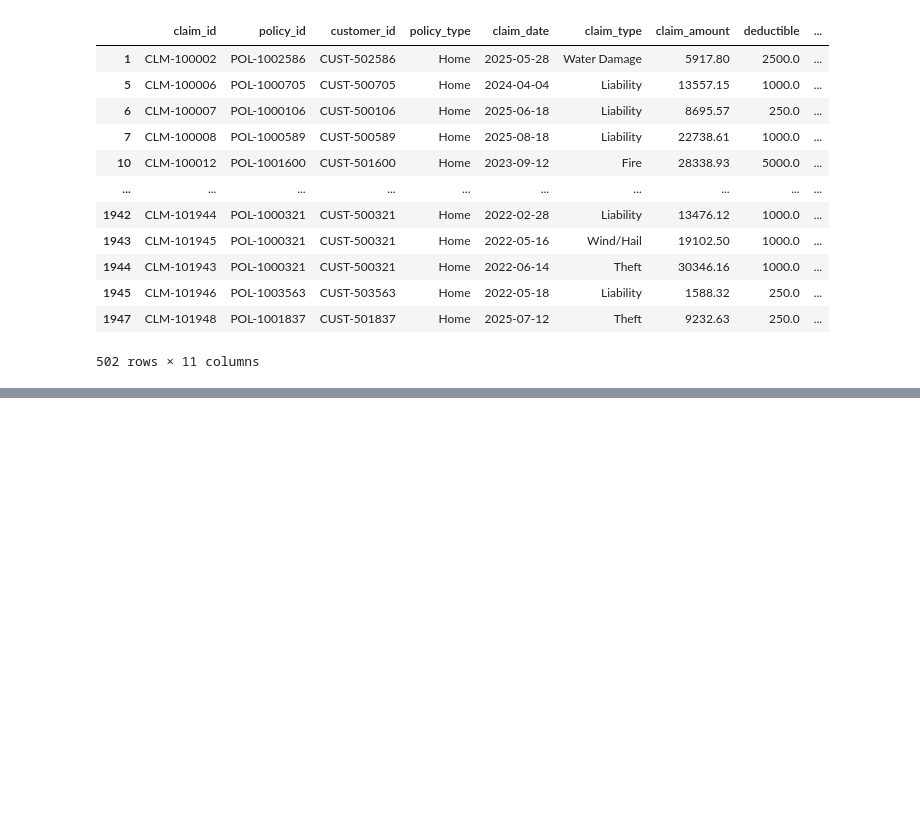
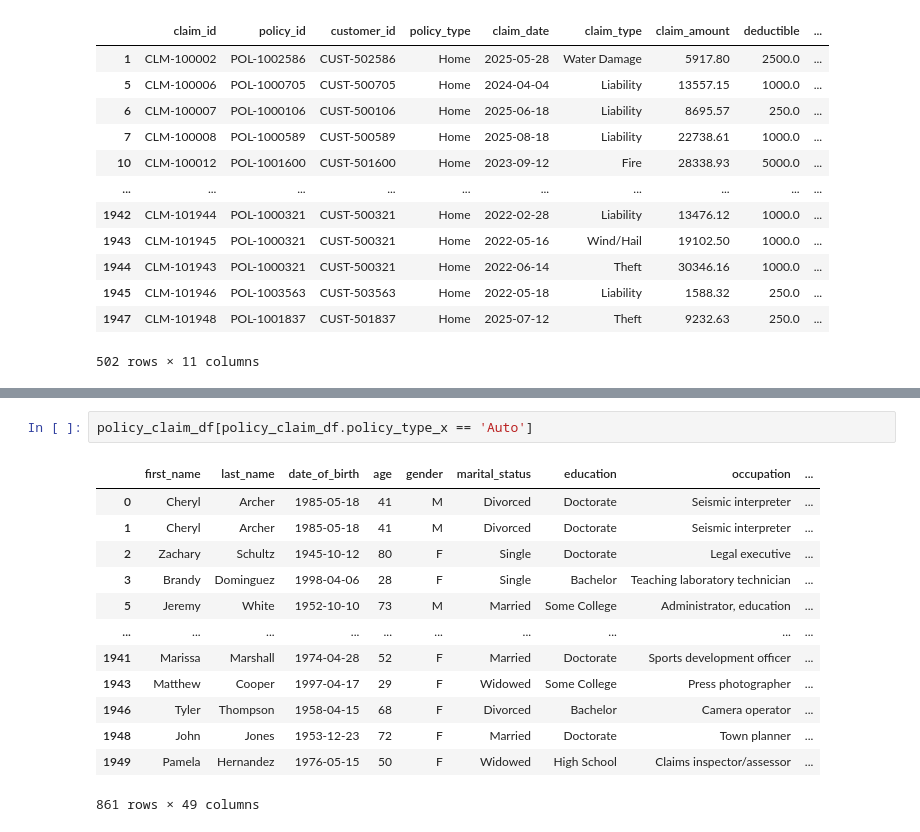
Before and after one commit to smith494/datapractice, a Jupyter notebook: notebooks/data_analysis_practice_pandas.ipynb, the cells around one changed output, grey strips where cells are left out. Drawn from its saved outputs; the diff is of its cells as text; blank space fills up the shorter version.

```diff
--- a/notebooks/data_analysis_practice_pandas.ipynb
+++ b/notebooks/data_analysis_practice_pandas.ipynb
@@ -549,0 +587,16 @@ insclaims_df[insclaims_df.policy_type == 'Home']
+# %%
+policy_claim_df[policy_claim_df.policy_type_x == 'Auto']
+# %% [output]
+|  | first_name | last_name | date_of_birth | age | gender | marital_status | education | occupation | ... |
+| 0 | Cheryl | Archer | 1985-05-18 | 41 | M | Divorced | Doctorate | Seismic interpreter | ... |
+| 1 | Cheryl | Archer | 1985-05-18 | 41 | M | Divorced | Doctorate | Seismic interpreter | ... |
+| 2 | Zachary | Schultz | 1945-10-12 | 80 | F | Single | Doctorate | Legal executive | ... |
+| 3 | Brandy | Dominguez | 1998-04-06 | 28 | F | Single | Bachelor | Teaching laboratory technician | ... |
+| 5 | Jeremy | White | 1952-10-10 | 73 | M | Married | Some College | Administrator, education | ... |
+| ... | ... | ... | ... | ... | ... | ... | ... | ... | ... |
+| 1941 | Marissa | Marshall | 1974-04-28 | 52 | F | Married | Doctorate | Sports development officer | ... |
+| 1943 | Matthew | Cooper | 1997-04-17 | 29 | F | Widowed | Some College | Press photographer | ... |
+| 1946 | Tyler | Thompson | 1958-04-15 | 68 | F | Divorced | Bachelor | Camera operator | ... |
+| 1948 | John | Jones | 1953-12-23 | 72 | F | Married | Doctorate | Town planner | ... |
+| 1949 | Pamela | Hernandez | 1976-05-15 | 50 | F | Widowed | High School | Claims inspector/assessor | ... |
+861 rows × 49 columns
```
Also changed, not shown: parts of 3 cells of this notebook, 1 other file.
